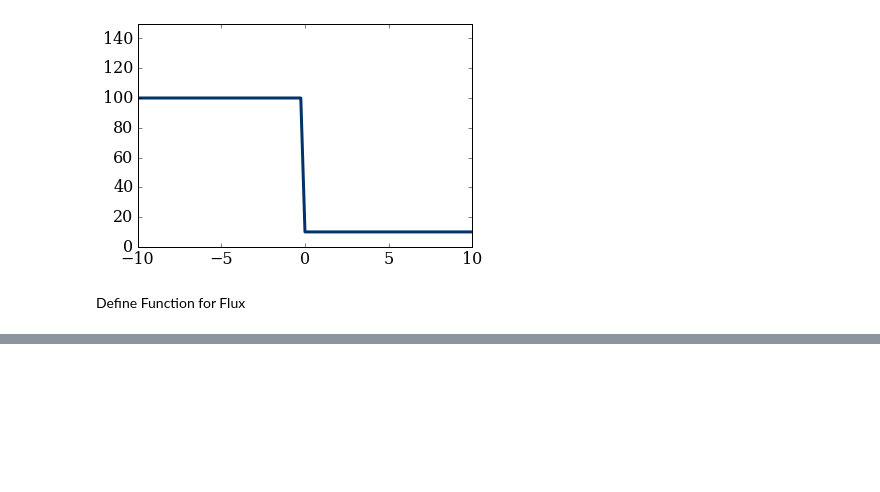
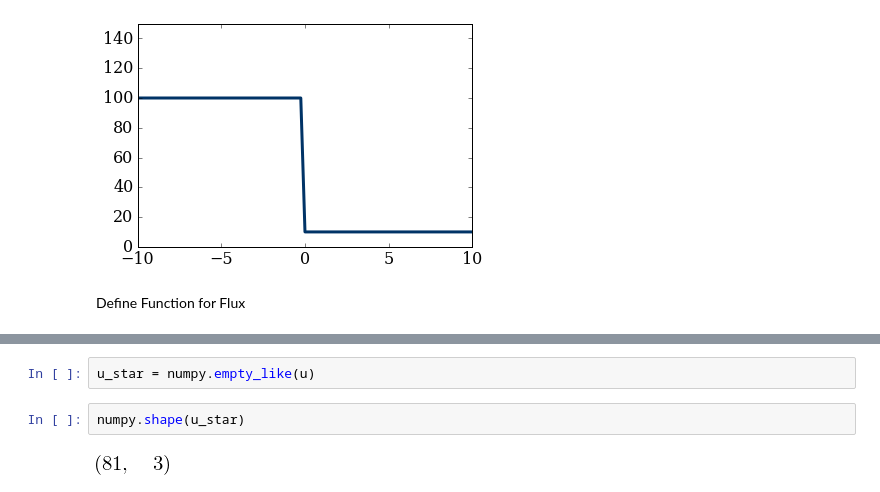
Before and after one commit to Dmphelps89/mae6286, a Jupyter notebook: workspace/module_3_assignment.ipynb, the cells around one changed output, grey strips where cells are left out. Saved outputs shown, nothing was run; the diff lists cells and outputs as text; blank space fills up the shorter version.

```diff
--- a/workspace/module_3_assignment.ipynb
+++ b/workspace/module_3_assignment.ipynb
@@ -106,0 +153,6 @@ array([  2.08470802e-316,   1.13635099e-322,   6.90758795e-310,
+# %%
+u_star = numpy.empty_like(u)
+# %%
+numpy.shape(u_star)
+# %% [output]
+[figure, added]
```
Also changed, not shown: parts of 12 cells of this notebook.
